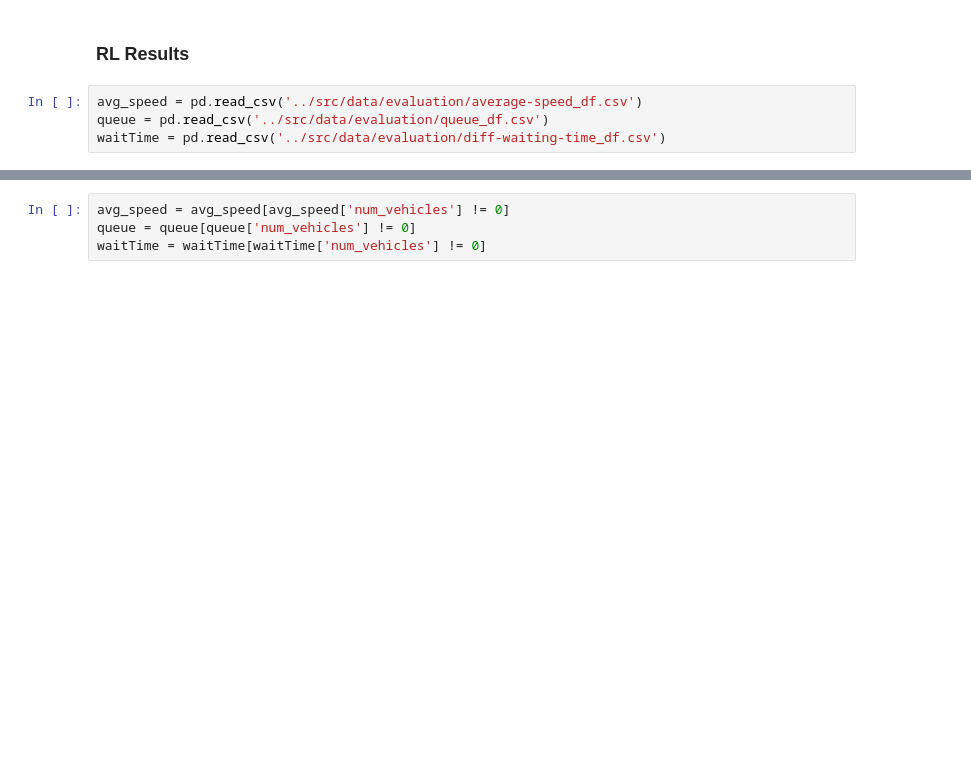
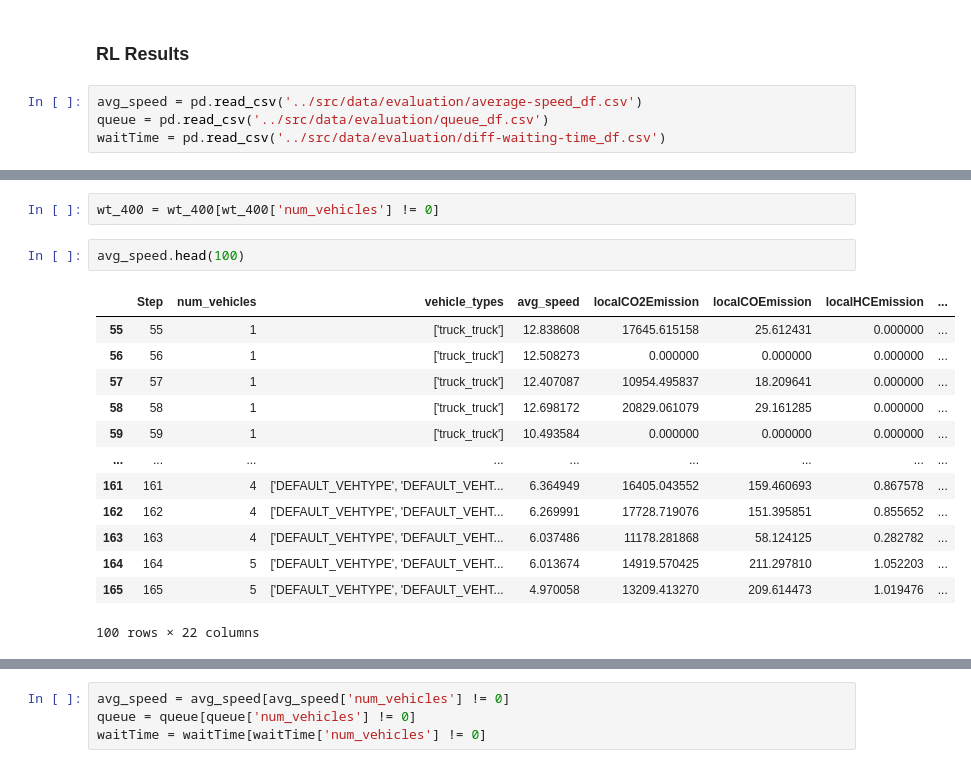
Before and after one commit to karstenk9/rl_traffic_signal_optimization, a Jupyter notebook: notebooks/evaluation_performance.ipynb, the cells around one changed output, grey strips where cells are left out. Cells and saved outputs as stored; diff of their text form; blank space fills up the shorter version.

```diff
--- a/notebooks/evaluation_performance.ipynb
+++ b/notebooks/evaluation_performance.ipynb
@@ -63,0 +235,18 @@ waitTime = pd.read_csv('../src/data/evaluation/diff-waiting-time_df.csv')
+# %%
+wt_400 = wt_400[wt_400['num_vehicles'] != 0]
+# %%
+avg_speed.head(100)
+# %% [output]
+|  | Step | num_vehicles | vehicle_types | avg_speed | localCO2Emission | localCOEmission | localHCEmission | ... |
+| 55 | 55 | 1 | ['truck_truck'] | 12.838608 | 17645.615158 | 25.612431 | 0.000000 | ... |
+| 56 | 56 | 1 | ['truck_truck'] | 12.508273 | 0.000000 | 0.000000 | 0.000000 | ... |
+| 57 | 57 | 1 | ['truck_truck'] | 12.407087 | 10954.495837 | 18.209641 | 0.000000 | ... |
+| 58 | 58 | 1 | ['truck_truck'] | 12.698172 | 20829.061079 | 29.161285 | 0.000000 | ... |
+| 59 | 59 | 1 | ['truck_truck'] | 10.493584 | 0.000000 | 0.000000 | 0.000000 | ... |
+| ... | ... | ... | ... | ... | ... | ... | ... | ... |
+| 161 | 161 | 4 | ['DEFAULT_VEHTYPE', 'DEFAULT_VEHT... | 6.364949 | 16405.043552 | 159.460693 | 0.867578 | ... |
+| 162 | 162 | 4 | ['DEFAULT_VEHTYPE', 'DEFAULT_VEHT... | 6.269991 | 17728.719076 | 151.395851 | 0.855652 | ... |
+| 163 | 163 | 4 | ['DEFAULT_VEHTYPE', 'DEFAULT_VEHT... | 6.037486 | 11178.281868 | 58.124125 | 0.282782 | ... |
+| 164 | 164 | 5 | ['DEFAULT_VEHTYPE', 'DEFAULT_VEHT... | 6.013674 | 14919.570425 | 211.297810 | 1.052203 | ... |
+| 165 | 165 | 5 | ['DEFAULT_VEHTYPE', 'DEFAULT_VEHT... | 4.970058 | 13209.413270 | 209.614473 | 1.019476 | ... |
+100 rows × 22 columns
```
Also changed, not shown: parts of 27 cells of this notebook, 7 other files.
